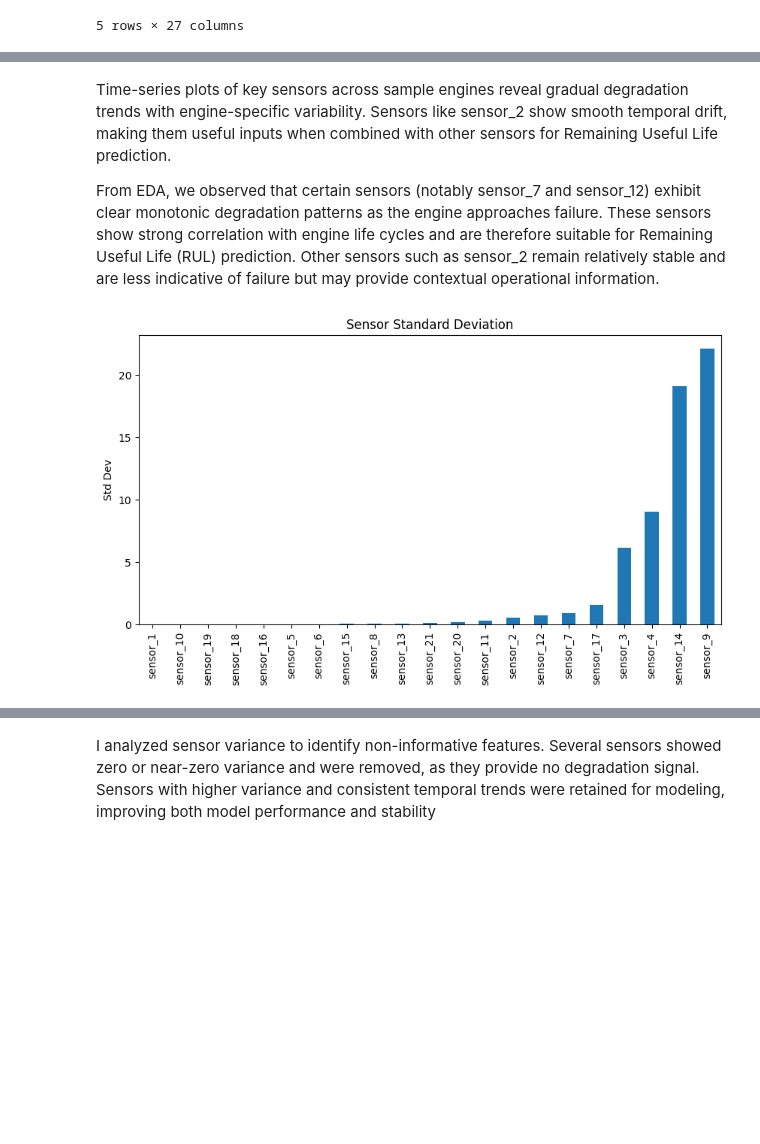
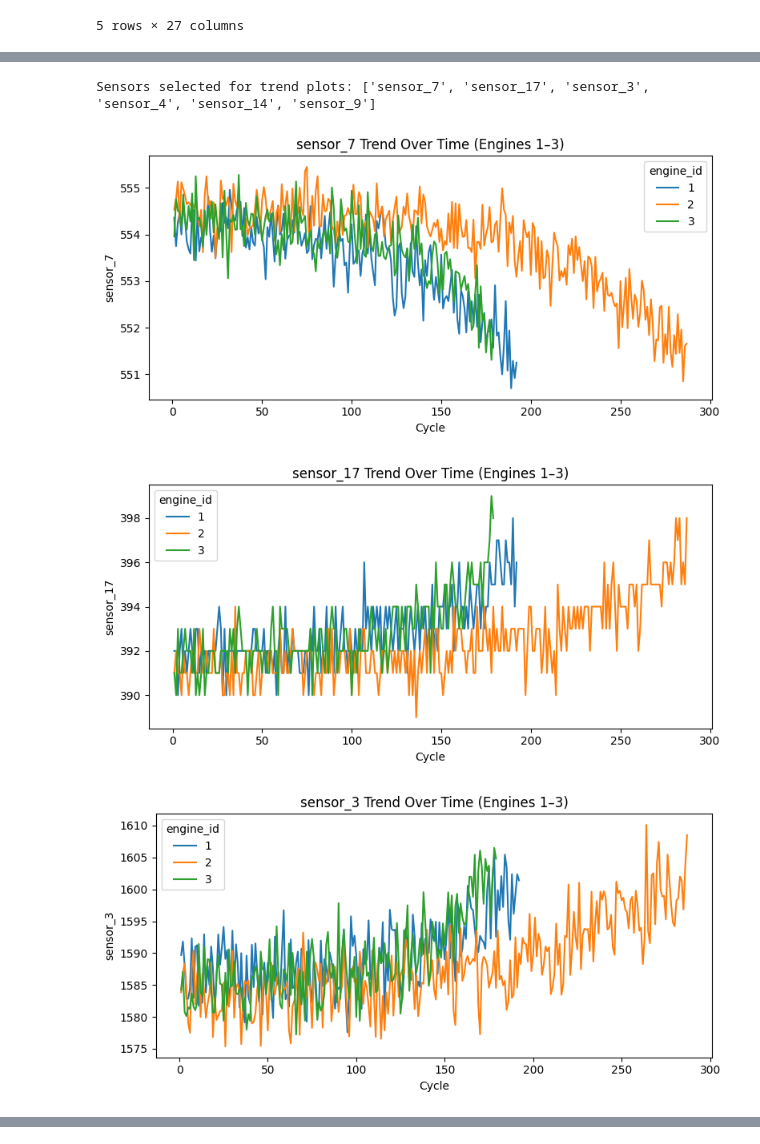
Before and after one commit to AKHIL572/Predictive-Maintenance-System-Using-Sensor-Data-RUL-Prediction-, a Jupyter notebook: notebooks/2_eda.ipynb, the cells around one changed output, grey strips where cells are left out. Saved outputs shown, nothing was run; the diff lists cells and outputs as text; code cells hidden in the pictures; blank space fills up the shorter version.

```diff
--- a/notebooks/2_eda.ipynb
+++ b/notebooks/2_eda.ipynb
@@ -65,19 +68,26 @@ for sensor in sensors_to_plot:
-# %% [markdown]
-Time-series plots of key sensors across sample engines reveal gradual degradation trends with engine-specific variability. Sensors like sensor_2 show smooth temporal drift, making them useful inputs when combined with other sensors for Remaining Useful Life prediction.
-
-From EDA, we observed that certain sensors (notably sensor_7 and sensor_12) exhibit clear monotonic degradation patterns as the engine approaches failure. These sensors show strong correlation with engine life cycles and are therefore suitable for Remaining Useful Life (RUL) prediction. Other sensors such as sensor_2 remain relatively stable and are less indicative of failure but may provide contextual operational information.
 # %%
 # ==============================
-# 5. SENSOR VARIANCE ANALYSIS
+# 5. SENSOR TRENDS OVER TIME  ← fixed pivot + better sensor selection
 # ==============================
-sensor_cols = [col for col in df.columns if col.startswith("sensor")]
+sample_engines = df[df["engine_id"] <= 3]
 
-sensor_variance = df[sensor_cols].std().sort_values()
+# Use top informative sensors by variance, not hardcoded ones
+top_sensors = sensor_std[sensor_std >= 0.01].tail(6).index.tolist()
+print("Sensors selected for trend plots:", top_sensors)
 
-plt.figure(figsize=(10,5))
-sensor_variance.plot(kind="bar")
-plt.title("Sensor Standard Deviation")
-plt.ylabel("Std Dev")
-plt.show()
+for sensor in top_sensors:
+    # pivot_table is safe against duplicate index errors
+    pivot = sample_engines.pivot_table(
+        index="cycle", columns="engine_id", values=sensor, aggfunc="mean"
+    )
+    pivot.plot(figsize=(8, 4))
+    plt.title(f"{sensor} Trend Over Time (Engines 1–3)")
+    plt.xlabel("Cycle")
+    plt.ylabel(sensor)
+    plt.tight_layout()
+    plt.show()
 # %% [output]
+Sensors selected for trend plots: ['sensor_7', 'sensor_17', 'sensor_3', 'sensor_4', 'sensor_14', 'sensor_9']
-[figure, old version]
+[figure, new version]
+[figure, added]
+[figure, added]
@@ -84,4 +97,2 @@ plt.show()
-# %% [markdown]
-I analyzed sensor variance to identify non-informative features. Several sensors showed zero or near-zero variance and were removed, as they provide no degradation signal. Sensors with higher variance and consistent temporal trends were retained for modeling, improving both model performance and stability
 # %%
 # ==============================
```
Also changed, not shown: parts of 15 cells of this notebook, 11 other files.
